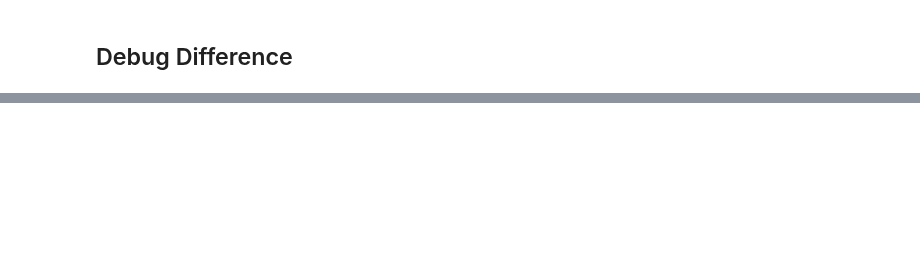
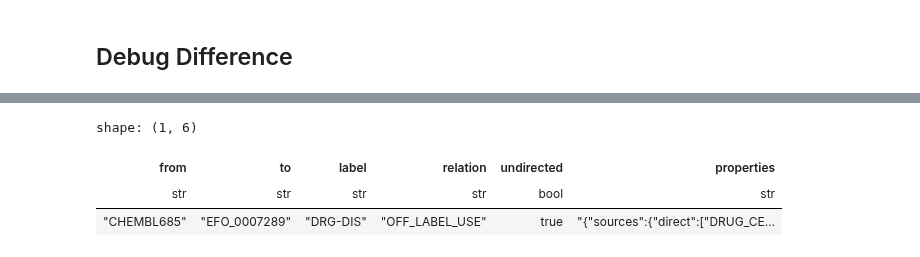
Before and after one commit to mims-harvard/OptimusKG, a Jupyter notebook: notebooks/graph_inspection.ipynb, the cells around one changed output, grey strips where cells are left out. Saved outputs shown, nothing was run; the diff lists cells and outputs as text; code cells hidden in the pictures; blank space fills up the shorter version.

```diff
--- a/notebooks/graph_inspection.ipynb
+++ b/notebooks/graph_inspection.ipynb
@@ -206,0 +349,6 @@ shape: (10, 4)
+# %%
+edges_df.filter(
+    (pl.col("to") == "EFO_0007289") &
+    (pl.col("from") == "CHEMBL685")
+)
+# %% [output]
@@ -206,0 +356,4 @@ shape: (10, 4)
+shape: (1, 6)
+| from | to | label | relation | undirected | properties |
+| str | str | str | str | bool | str |
+| "CHEMBL685" | "EFO_0007289" | "DRG-DIS" | "OFF_LABEL_USE" | true | "{"sources":{"direct":["DRUG_CE… |
```
Also changed, not shown: parts of 18 cells of this notebook, 6 other files.
